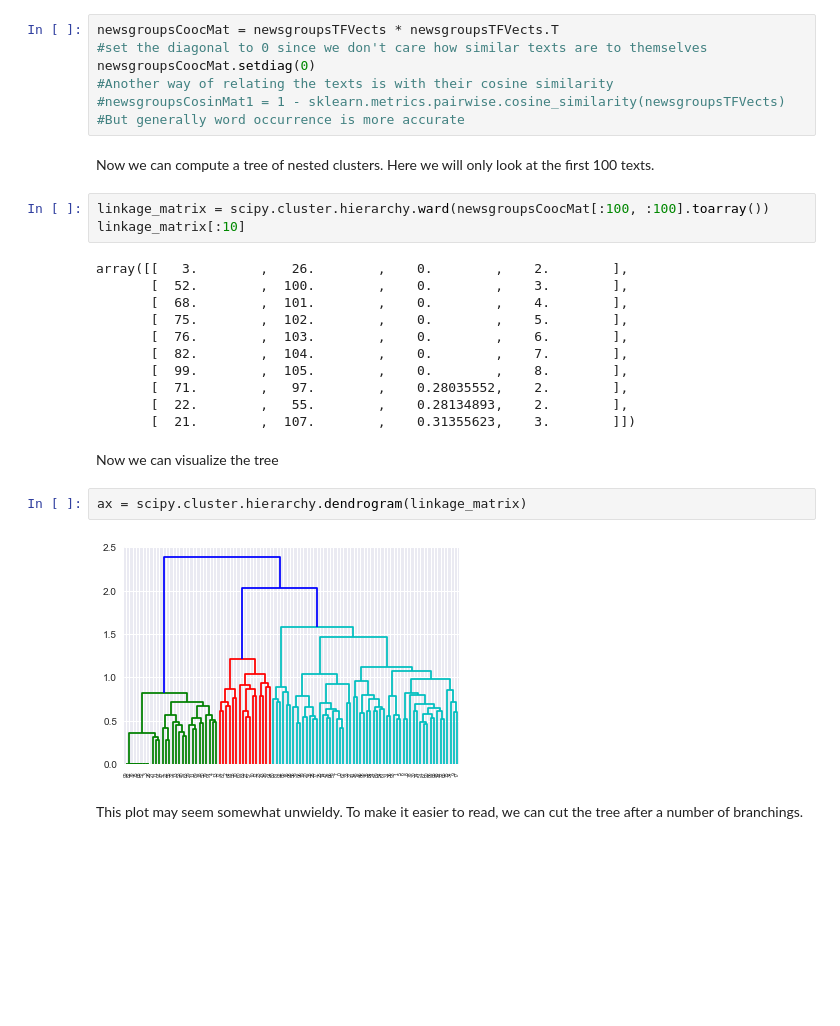
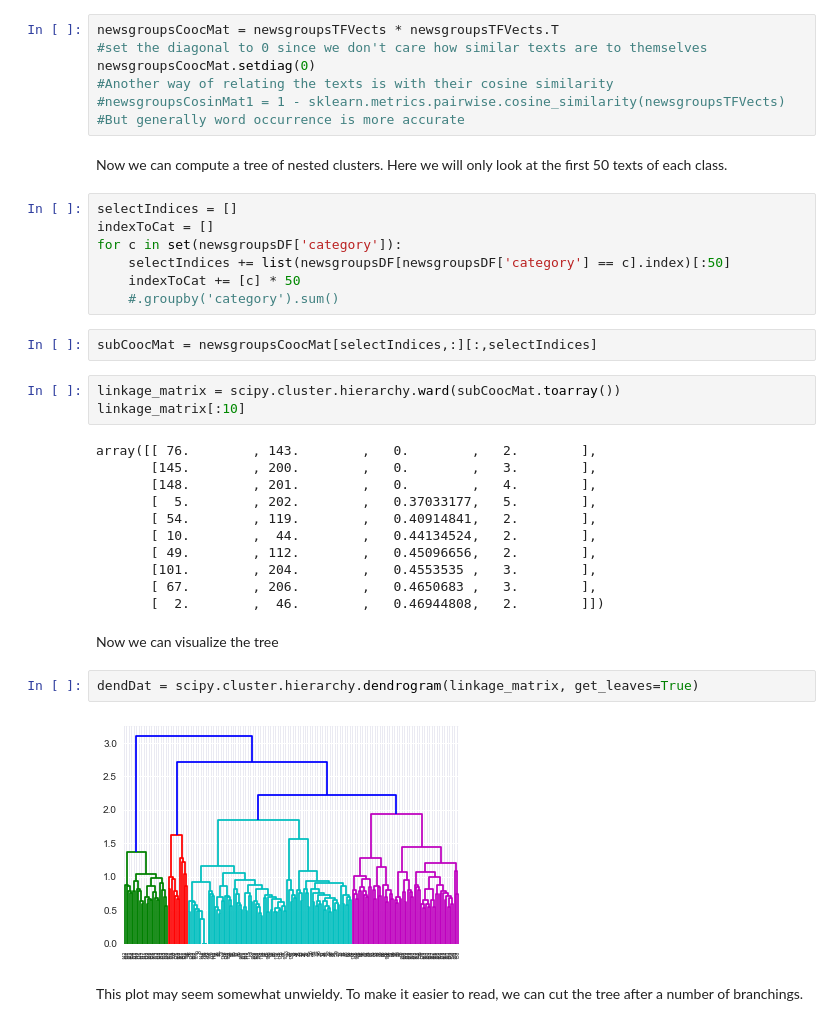
Before and after one commit to 1yangdongchen/Upcoming, a Jupyter notebook: 3-Clustering-and-Topic-Modeling/3-Clustering-and-Topic-ModelingJE.ipynb, the cells around one changed output. Drawn from its saved outputs; the diff is of its cells as text; blank space fills up the shorter version.

```diff
--- a/3-Clustering-and-Topic-Modeling/3-Clustering-and-Topic-ModelingJE.ipynb
+++ b/3-Clustering-and-Topic-Modeling/3-Clustering-and-Topic-ModelingJE.ipynb
@@ -560,27 +633,36 @@ newsgroupsCoocMat.setdiag(0)
 #newsgroupsCosinMat1 = 1 - sklearn.metrics.pairwise.cosine_similarity(newsgroupsTFVects)
 #But generally word occurrence is more accurate
 # %% [markdown]
-Now we can compute a tree of nested clusters. Here we will only look at the first 100 texts.
+Now we can compute a tree of nested clusters. Here we will only look at the first 50 texts of each class.
+# %%
+selectIndices = []
+indexToCat = []
+for c in set(newsgroupsDF['category']):
+    selectIndices += list(newsgroupsDF[newsgroupsDF['category'] == c].index)[:50]
+    indexToCat += [c] * 50
+    #.groupby('category').sum()
+# %%
+subCoocMat = newsgroupsCoocMat[selectIndices,:][:,selectIndices]
 # %%
-linkage_matrix = scipy.cluster.hierarchy.ward(newsgroupsCoocMat[:100, :100].toarray())
+linkage_matrix = scipy.cluster.hierarchy.ward(subCoocMat.toarray())
 linkage_matrix[:10]
 # %% [output]
-array([[   3.        ,   26.        ,    0.        ,    2.        ],
-       [  52.        ,  100.        ,    0.        ,    3.        ],
-       [  68.        ,  101.        ,    0.        ,    4.        ],
-       [  75.        ,  102.        ,    0.        ,    5.        ],
-       [  76.        ,  103.        ,    0.        ,    6.        ],
-       [  82.        ,  104.        ,    0.        ,    7.        ],
-       [  99.        ,  105.        ,    0.        ,    8.        ],
-       [  71.        ,   97.        ,    0.28035552,    2.        ],
-       [  22.        ,   55.        ,    0.28134893,    2.        ],
-       [  21.        ,  107.        ,    0.31355623,    3.        ]])
+array([[ 76.        , 143.        ,   0.        ,   2.        ],
+       [145.        , 200.        ,   0.        ,   3.        ],
+       [148.        , 201.        ,   0.        ,   4.        ],
+       [  5.        , 202.        ,   0.37033177,   5.        ],
+       [ 54.        , 119.        ,   0.40914841,   2.        ],
+       [ 10.        ,  44.        ,   0.44134524,   2.        ],
+       [ 49.        , 112.        ,   0.45096656,   2.        ],
+       [101.        , 204.        ,   0.4553535 ,   3.        ],
+       [ 67.        , 206.        ,   0.4650683 ,   3.        ],
+       [  2.        ,  46.        ,   0.46944808,   2.        ]])
 # %% [markdown]
 Now we can visualize the tree
 # %%
-ax = scipy.cluster.hierarchy.dendrogram(linkage_matrix)
+dendDat = scipy.cluster.hierarchy.dendrogram(linkage_matrix, get_leaves=True)
 # %% [output]
-[figure, old version]
+[figure, new version]
 # %% [markdown]
 This plot may seem somewhat unwieldy. To make it easier to read, we can cut the tree after a number of branchings.
 # %%
```
Also changed, not shown: parts of 36 cells of this notebook.
